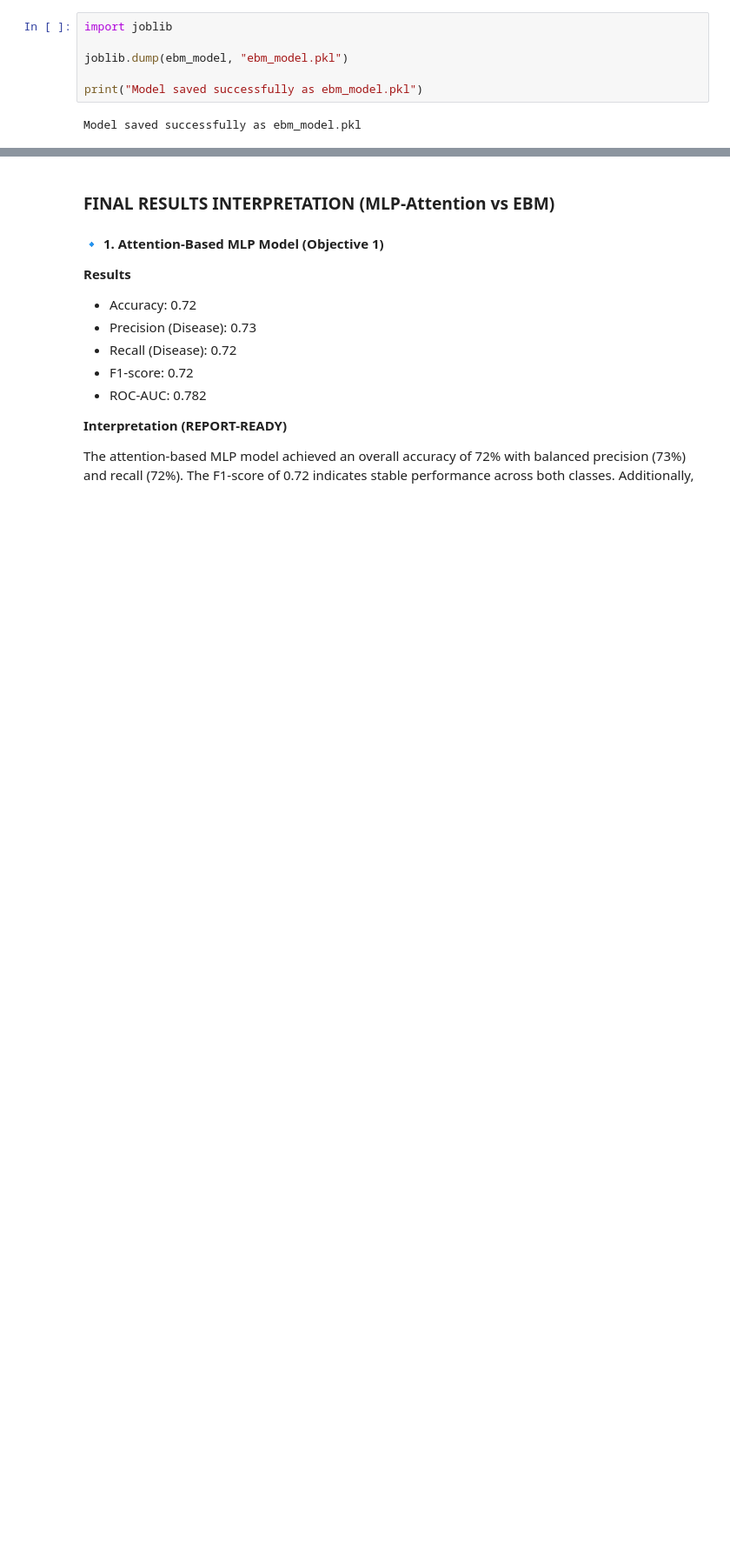
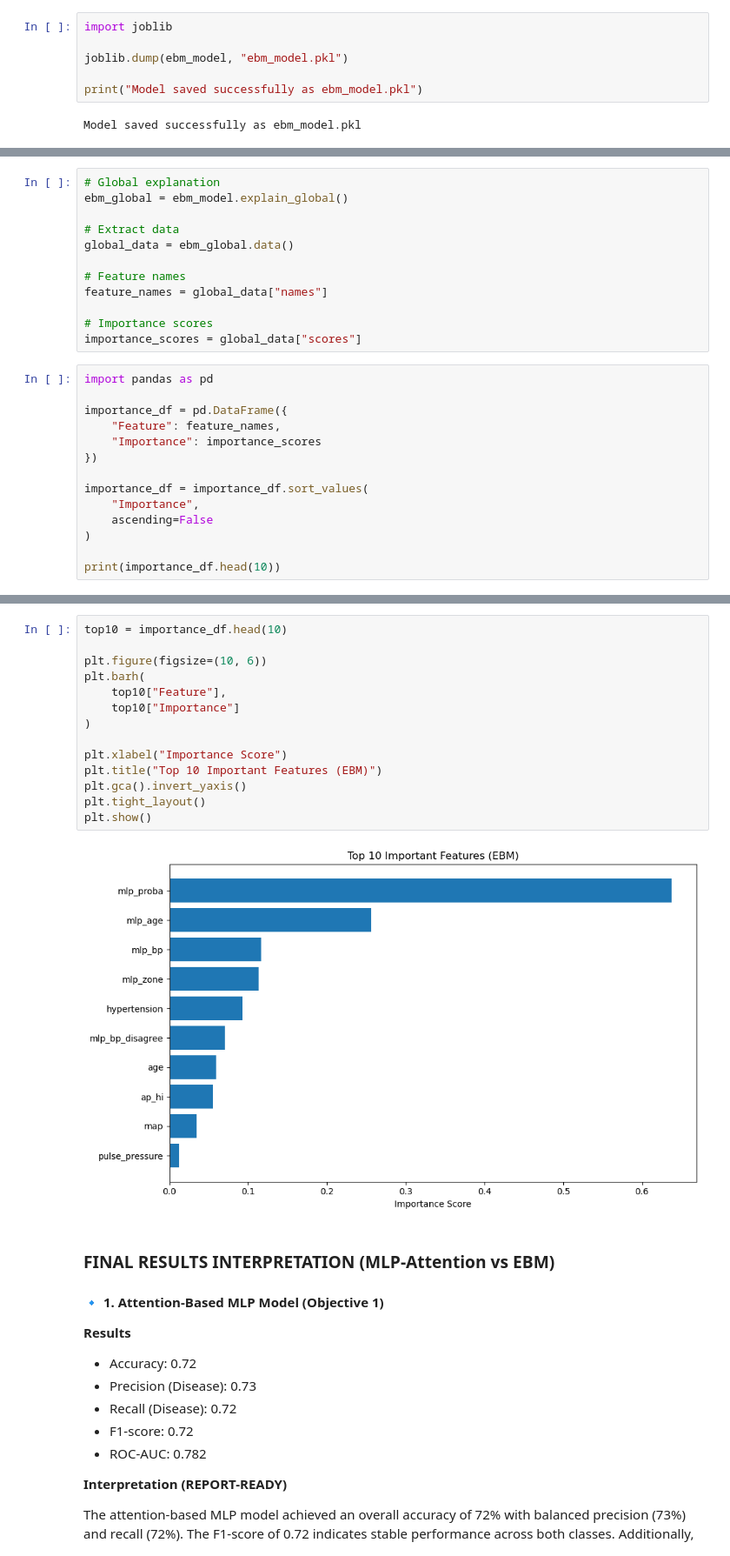
Before and after one commit to cire-25/cardio_risk, a Jupyter notebook: mlp-with_initial_data.ipynb, the cells around one changed output, grey strips where cells are left out. Shown at 87% size. Cells and saved outputs as stored; diff of their text form; blank space fills up the shorter version.

```diff
--- a/mlp-with_initial_data.ipynb
+++ b/mlp-with_initial_data.ipynb
@@ -525,0 +585,26 @@ Model saved successfully as ebm_model.pkl
+# %%
+# Global explanation
+ebm_global = ebm_model.explain_global()
+
+# Extract data
+global_data = ebm_global.data()
+
+# Feature names
+feature_names = global_data["names"]
+
+# Importance scores
+importance_scores = global_data["scores"]
+# %%
+import pandas as pd
+
+importance_df = pd.DataFrame({
+    "Feature": feature_names,
+    "Importance": importance_scores
+})
+
+importance_df = importance_df.sort_values(
+    "Importance",
+    ascending=False
+)
+
+print(importance_df.head(10))
@@ -526,3 +623,19 @@ Model saved successfully as ebm_model.pkl
+# %%
+top10 = importance_df.head(10)
+
+plt.figure(figsize=(10, 6))
+plt.barh(
+    top10["Feature"],
+    top10["Importance"]
+)
+
+plt.xlabel("Importance Score")
+plt.title("Top 10 Important Features (EBM)")
+plt.gca().invert_yaxis()
+plt.tight_layout()
+plt.show()
+# %% [output]
+[figure, added]
 # %% [markdown]
 ### FINAL RESULTS INTERPRETATION (MLP-Attention vs EBM)
 #### 🔹 1. Attention-Based MLP Model (Objective 1)
```
Also changed, not shown: parts of 5 cells of this notebook.
